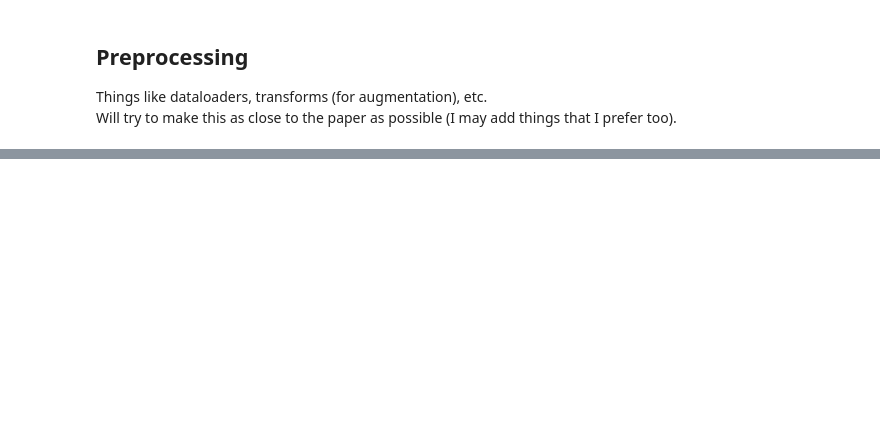
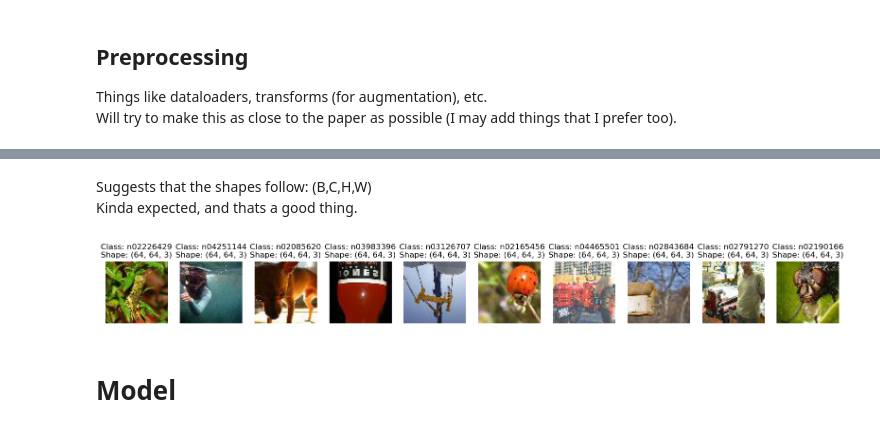
Before and after one commit to Dristro/resnet_replication, a Jupyter notebook: resnet_paper_replication.ipynb, the cells around one changed output, grey strips where cells are left out. Saved outputs shown, nothing was run; the diff lists cells and outputs as text; code cells hidden in the pictures; blank space fills up the shorter version.

Commit message:
Data preprocessing done
Created custom Dataset and DataLoader.

```diff
--- a/resnet_paper_replication.ipynb
+++ b/resnet_paper_replication.ipynb
@@ -194,0 +251,13 @@ data_transform = transforms
+# %%
+# Create custom datasets
+train_dataset = ImageNetDataset(
+    data=train_data,
+    transform=data_transform,
+)
+print(f"Train-dataset length: {len(train_dataset)}")
+
+val_dataset = ImageNetDataset(
+    data=val_data,
+    transform=data_transform,
+)
+print(f"Val-dataset length: {len(val_dataset)}")
@@ -194,0 +356,9 @@ data_transform = transforms
+# %%
+# Test the dataloaders
+# Train
+image, label = next(iter(train_dataloader))
+print(f"Train dataloader:\n{image.shape, label}")
+
+# Val
+image, label = next(iter(val_dataloader))
+print(f"Val dataloader:\n{image.shape, label}")
@@ -194,0 +374,29 @@ data_transform = transforms
+# %% [markdown]
+Suggests that the shapes follow: (B,C,H,W)\
+Kinda expected, and thats a good thing.
+# %%
+# view some random images from the dataloader (making sure that its working as expected)
+def disp_images(dataset, classes, n):
+    """Randomly chooses and plots images from dataset"""
+    n = 10 if n > 10 else n
+
+    random_samples = random.sample(range(len(dataset)), k=n)
+
+    # Plot
+    plt.figure(figsize=(20, 10))
+    for i, sample in enumerate(random_samples):
+        image, label = dataset[sample]  # image: (C,H,W)
+        image = image.permute(1, 2, 0)  # image: (H,W,C) | for plotting
+
+        plt.subplot(1, n, i+1)
+        plt.imshow(image)
+        plt.title(f"Class: {classes[label]}\nShape: {tuple(image.shape)}")
+        plt.axis(False)
+
+    plt.show();
+# %%
+disp_images(train_dataset, class_names, n=10)
+# %% [output]
+[figure, added]
+# %% [markdown]
+# Model
```
Also changed, not shown: parts of 25 cells of this notebook.
